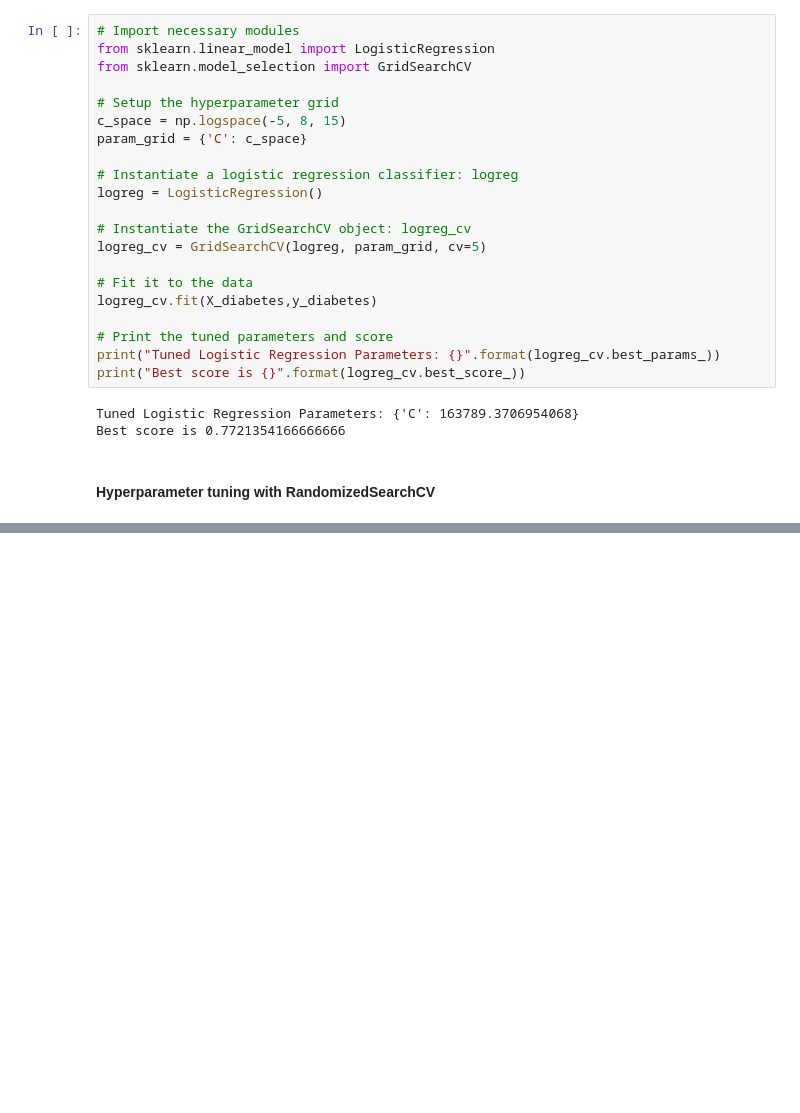
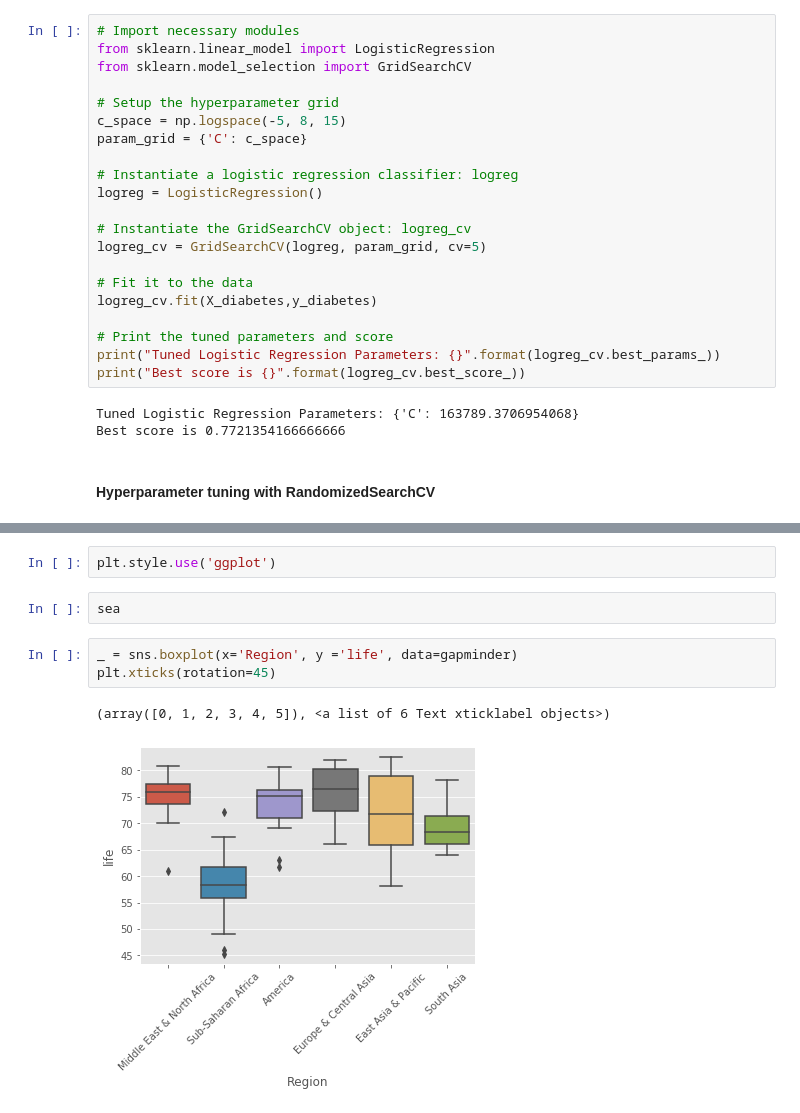
Before and after one commit to jeff0994/DataScienceProject, a Jupyter notebook: Machine Learning with Sklearn (tutorial)/Supervised Learning with scikit-learn.ipynb, the cells around one changed output, grey strips where cells are left out. Saved outputs shown, nothing was run; the diff lists cells and outputs as text; blank space fills up the shorter version.

```diff
--- a/Machine Learning with Sklearn (tutorial)/Supervised Learning with scikit-learn.ipynb
+++ b/Machine Learning with Sklearn (tutorial)/Supervised Learning with scikit-learn.ipynb
@@ -1628,0 +1937,10 @@ Best score is 0.7721354166666666
+# %%
+plt.style.use('ggplot')
+# %%
+sea
+# %%
+_ = sns.boxplot(x='Region', y ='life', data=gapminder)
+plt.xticks(rotation=45)
+# %% [output]
+(array([0, 1, 2, 3, 4, 5]), <a list of 6 Text xticklabel objects>)
+[figure, added]
```
Also changed, not shown: parts of 140 cells of this notebook.
